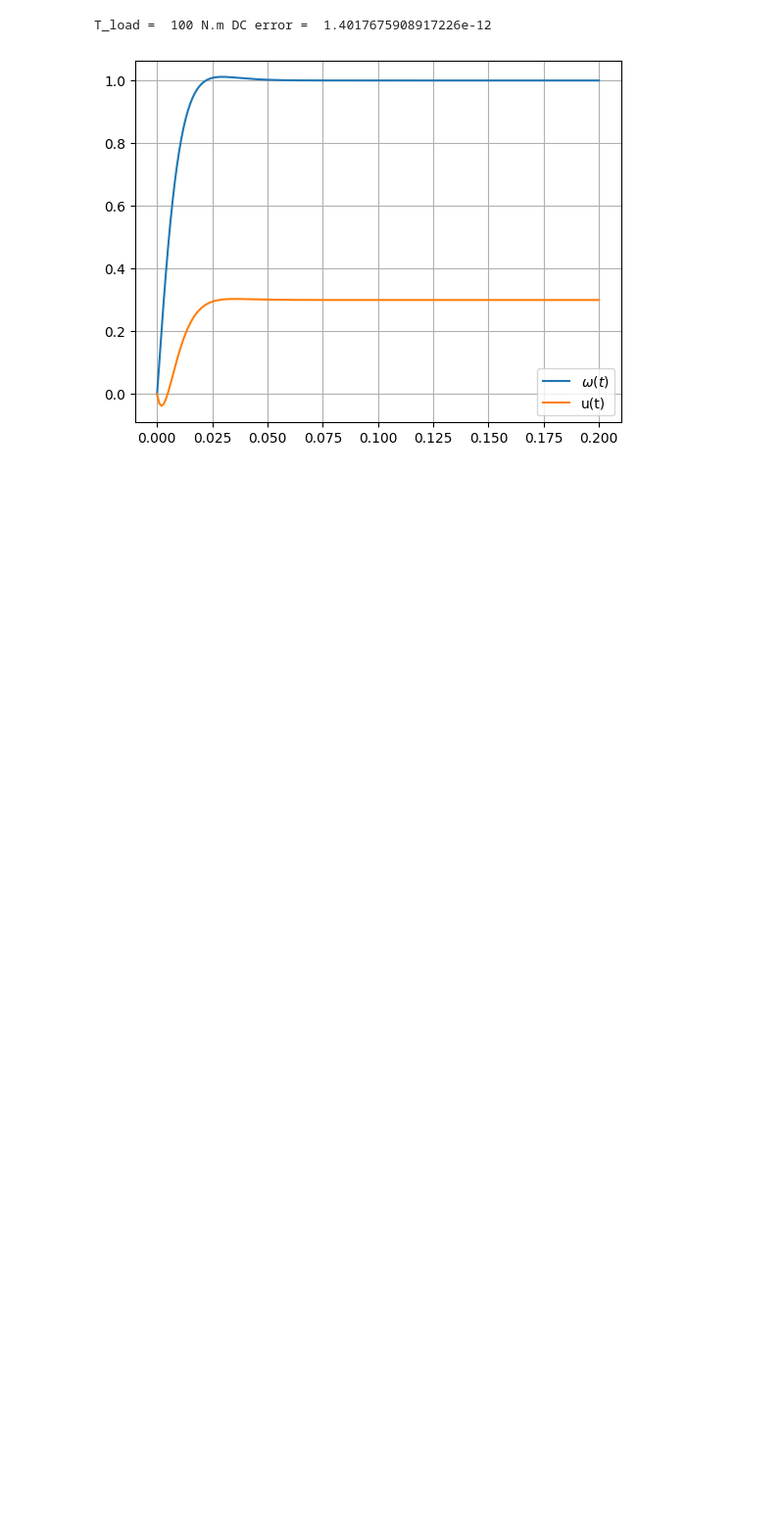
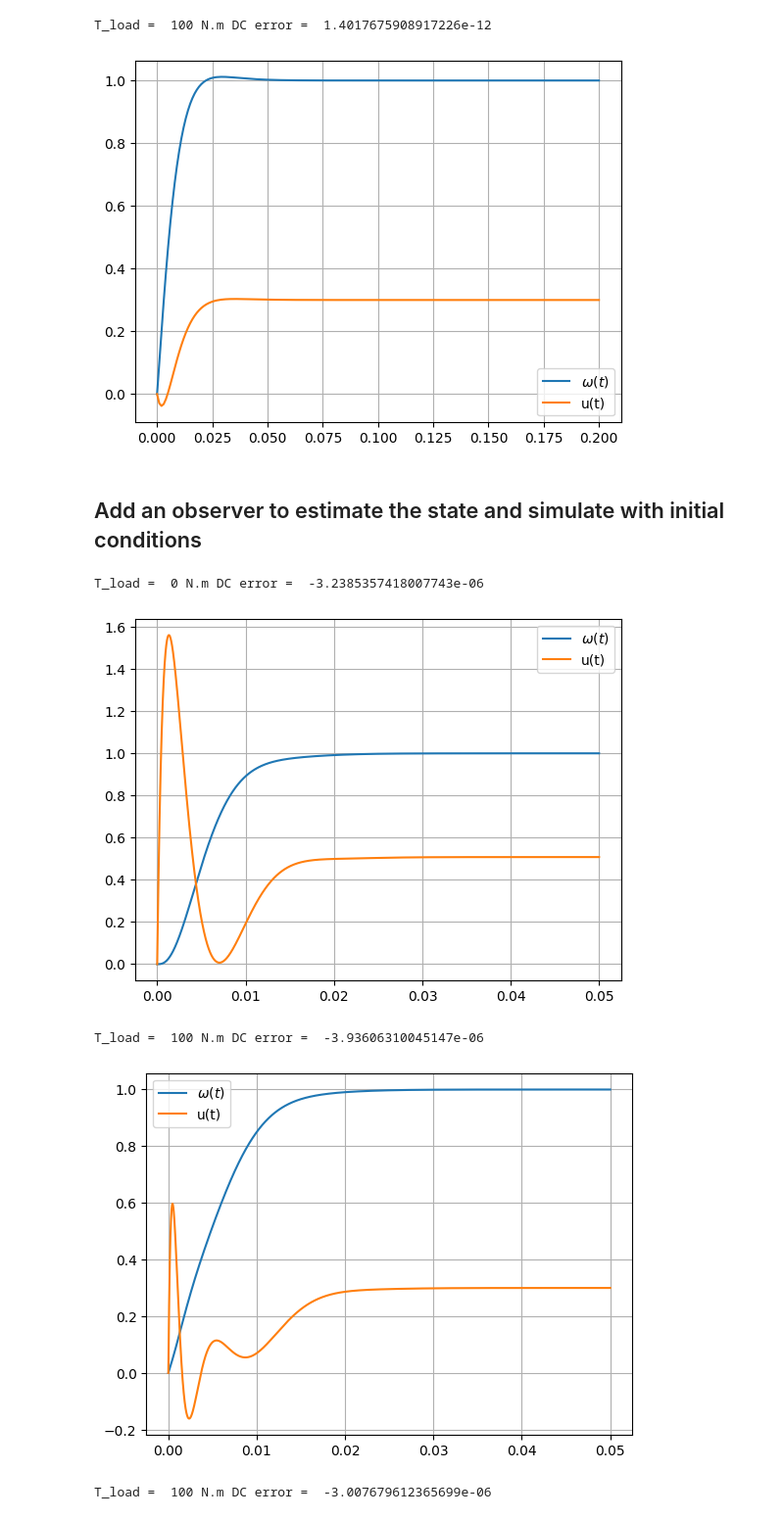
Before and after one commit to jonculau/dc-motor-control, a Jupyter notebook: control-synthesis.ipynb, the cells around one changed output. Shown: that part at 98% size. Cells and saved outputs as stored; diff of their text form; code cells hidden in the pictures; blank space fills up the shorter version.

Commit message:
feat: add estimator

```diff
--- a/control-synthesis.ipynb
+++ b/control-synthesis.ipynb
@@ -80,3 +80,54 @@ T_load =  0 N.m DC error =  -5.02009545044757e-12
 [figure]
 T_load =  100 N.m DC error =  1.4017675908917226e-12
 [figure]
+# %% [markdown]
+## Add an observer to estimate the state and simulate with initial conditions
+# %%
+C = np.array([[0, 1]])
+D = np.array([[0]])
+Ac = [[0]]
+Bc = 1
+Aa = np.concatenate((servo.A, [[0],[0]]), axis=1) # Aa = [[A 0], -B_cC A_c]
+Aa = np.concatenate((Aa, np.concatenate((C.dot(-Bc), Ac), axis=1)), axis=0)
+Ba = np.concatenate((servo.B, D.dot(-Bc)), axis=0)
+
+wd = 5e2
+k = acker(Aa, Ba, [-wd, -wd, -wd])[0]
+K = np.array([k[0:2]])
+Kc = np.array([[k[2]]])
+
+r = 1
+def sim_internal_model_with_estimator(time, T_load, initialConditions={
+        'Ia': 0,
+        'w': 0
+    }):
+    servo.sys_init(sampling_time=1e-5, initialConditions=initialConditions)
+    xc = 0
+    x_obs = np.array([[0.], [0.]]) # observer state
+    # Observer gain must be faster than the controller gain
+    # Observer gain is calculated by the system model, not the augmented system
+    L_obs = acker(servo.A.T, C.T, [-2*wd, -2*wd]).T # observer gain to compensate the uncertainly from the system model
+    for i in range(int(time/servo.sampling_time)):
+        u = Kc.dot(xc) - K.dot(x_obs)
+        e = servo.simulation_data['w'][-1] - r # Erro
+        dot_x_obs = (servo.A * 1.1 - L_obs.dot(C)).dot(x_obs) # 1.1 is estimator uncertainly simulation
+        dot_x_obs += servo.B.dot(u) + L_obs.dot(servo.simulation_data['w'][-1])
+        x_obs += dot_x_obs * servo.sampling_time
+        servo.sys_dynamics(u[0][0], T_load)
+        xc += Bc * e * servo.sampling_time
+
+    print('T_load = ', T_load, 'N.m', 'DC error = ', servo.simulation_data['w'][-1] - r)
+    servo.plot()
+
+sim_internal_model_with_estimator(0.05, 0)
+sim_internal_model_with_estimator(0.05, 100)
+sim_internal_model_with_estimator(0.05, 100, initialConditions={
+        'Ia': 0.1,
+        'w': 1
+})
+# %% [output]
+T_load =  0 N.m DC error =  -3.2385357418007743e-06
+[figure, added]
+T_load =  100 N.m DC error =  -3.93606310045147e-06
+[figure, added]
+T_load =  100 N.m DC error =  -3.007679612365699e-06
```
Also changed, not shown: parts of 2 cells of this notebook.
